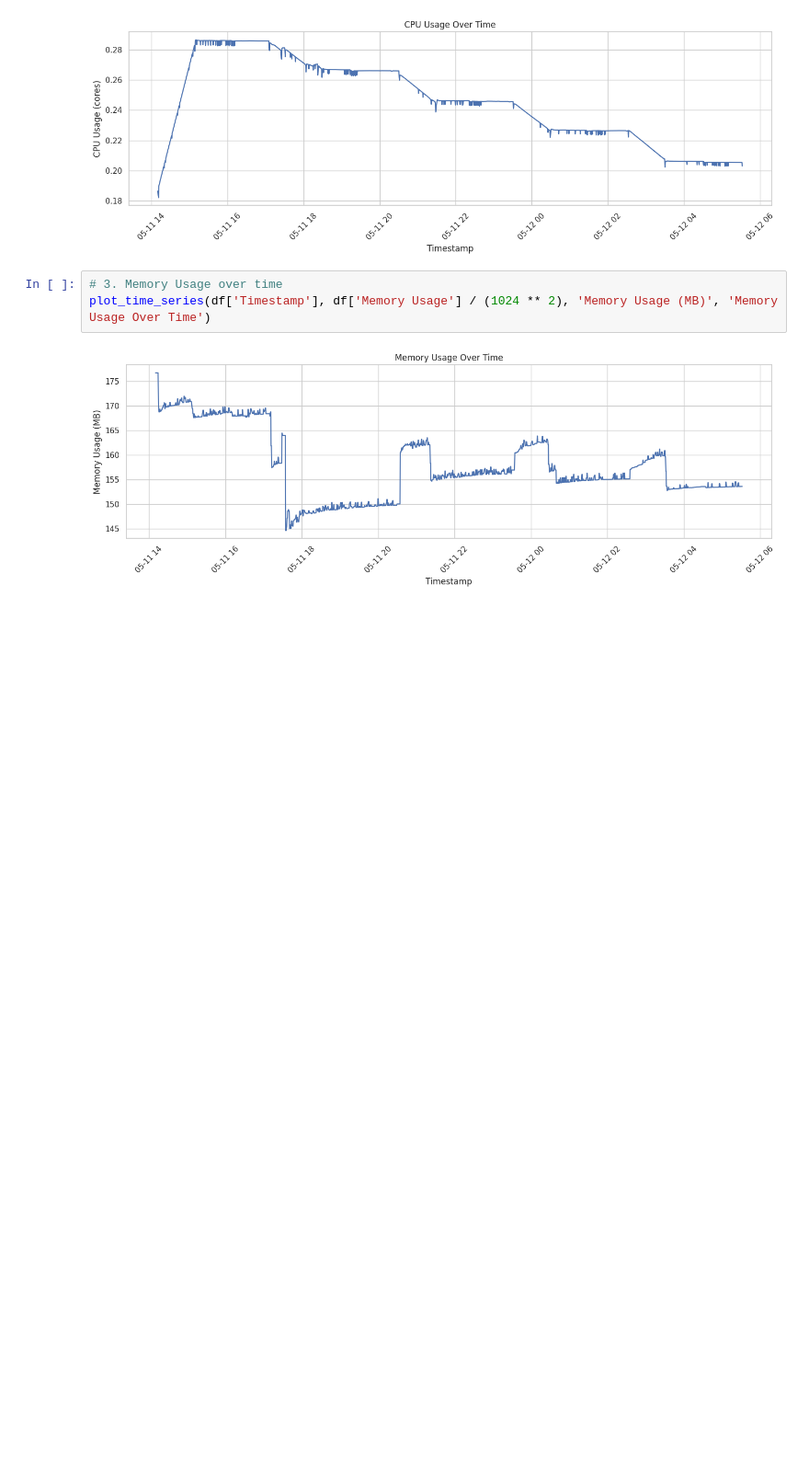
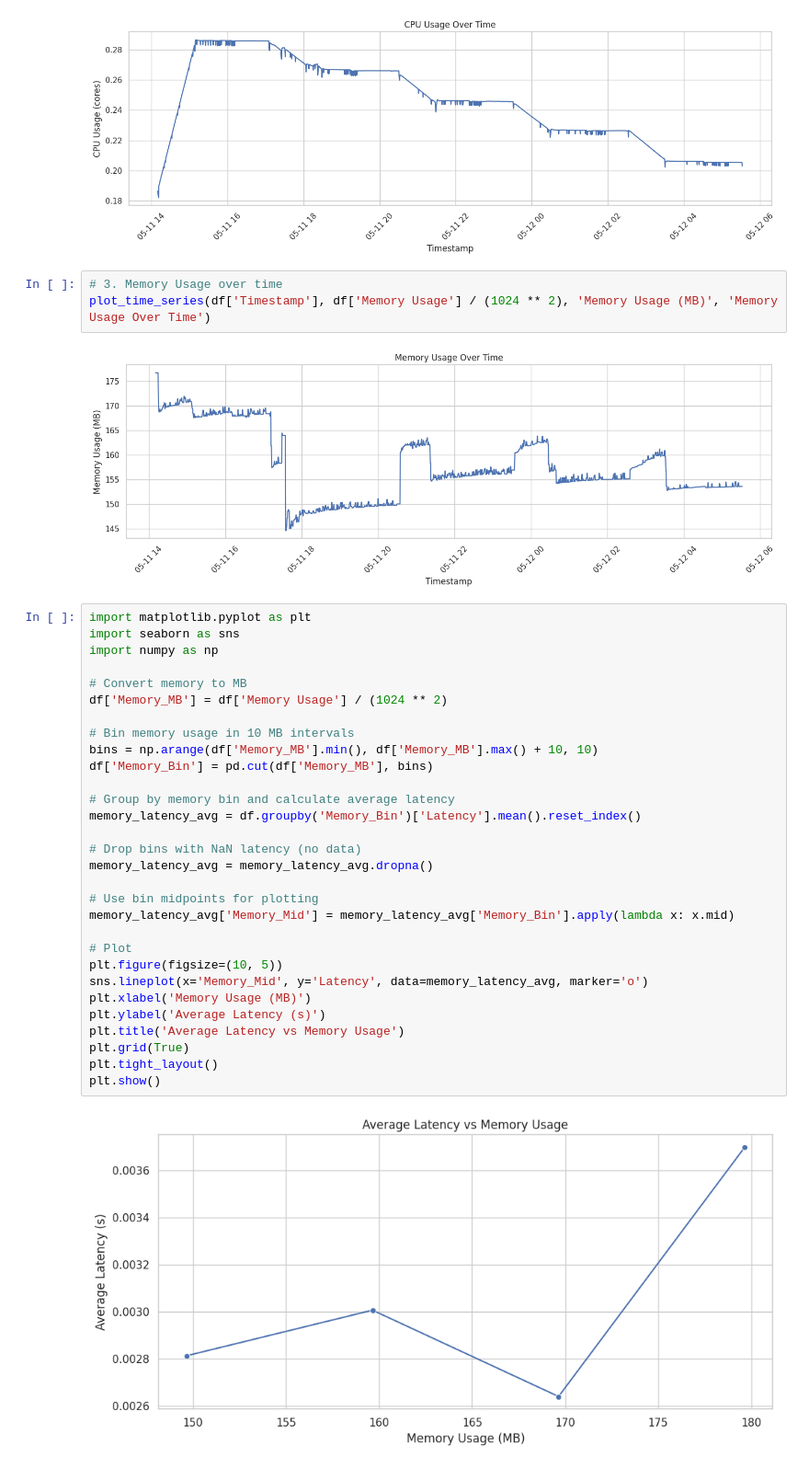
Before and after one commit to cepdnaclk/e19-4yp-AI-Dirven-Latency-Constrained-Resource-Management-In-Kubernetes, a Jupyter notebook: results/service1_cpu_reduction.ipynb, the cells around one changed output. Shown: that part at 92% size. Cells and saved outputs as stored; diff of their text form; blank space fills up the shorter version.

Commit message:
Add average latency over memory usage graph

```diff
--- a/results/service1_cpu_reduction.ipynb
+++ b/results/service1_cpu_reduction.ipynb
@@ -53,3 +53,35 @@ plot_time_series(df['Timestamp'], df['CPU Usage'], 'CPU Usage (cores)', 'CPU Usa
 plot_time_series(df['Timestamp'], df['Memory Usage'] / (1024 ** 2), 'Memory Usage (MB)', 'Memory Usage Over Time')
 # %% [output]
 [figure]
+# %%
+import matplotlib.pyplot as plt
+import seaborn as sns
+import numpy as np
+
+# Convert memory to MB
+df['Memory_MB'] = df['Memory Usage'] / (1024 ** 2)
+
+# Bin memory usage in 10 MB intervals
+bins = np.arange(df['Memory_MB'].min(), df['Memory_MB'].max() + 10, 10)
+df['Memory_Bin'] = pd.cut(df['Memory_MB'], bins)
+
+# Group by memory bin and calculate average latency
+memory_latency_avg = df.groupby('Memory_Bin')['Latency'].mean().reset_index()
+
+# Drop bins with NaN latency (no data)
+memory_latency_avg = memory_latency_avg.dropna()
+
+# Use bin midpoints for plotting
+memory_latency_avg['Memory_Mid'] = memory_latency_avg['Memory_Bin'].apply(lambda x: x.mid)
+
+# Plot
+plt.figure(figsize=(10, 5))
+sns.lineplot(x='Memory_Mid', y='Latency', data=memory_latency_avg, marker='o')
+plt.xlabel('Memory Usage (MB)')
+plt.ylabel('Average Latency (s)')
+plt.title('Average Latency vs Memory Usage')
+plt.grid(True)
+plt.tight_layout()
+plt.show()
+# %% [output]
+[figure, added]
```
